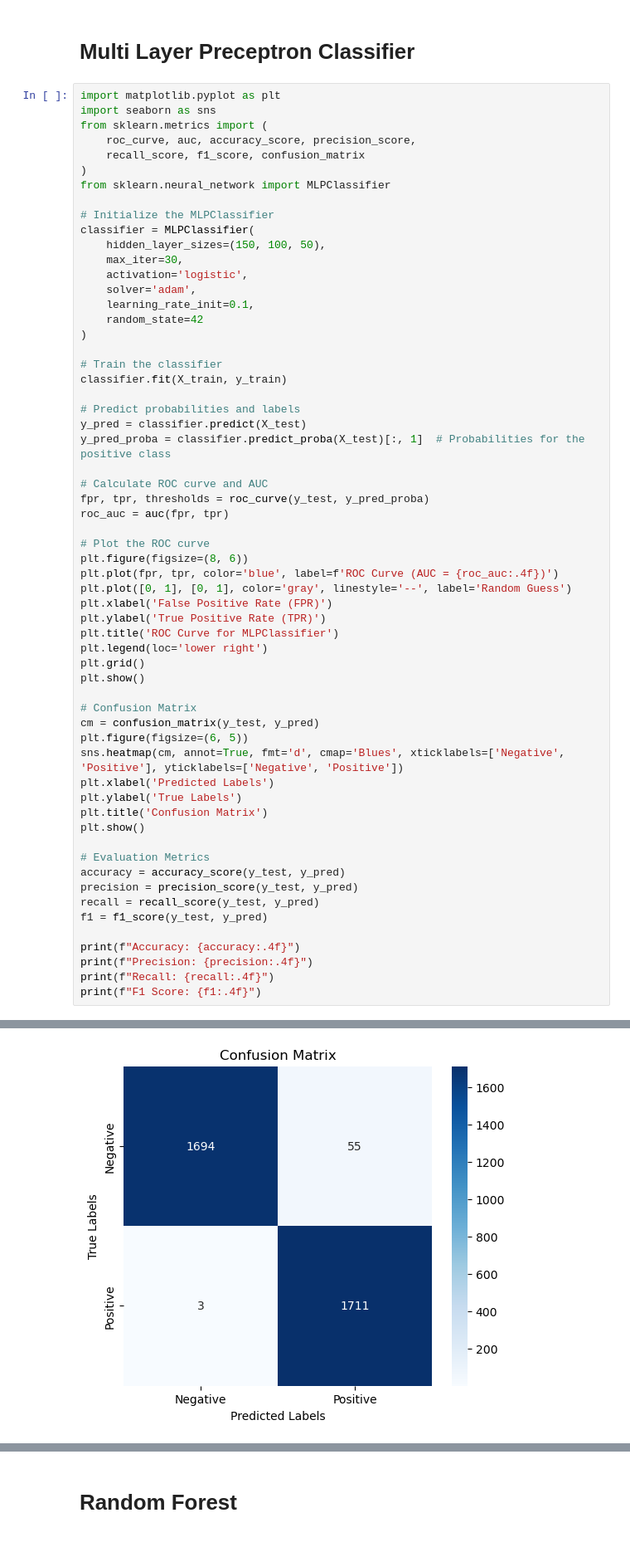
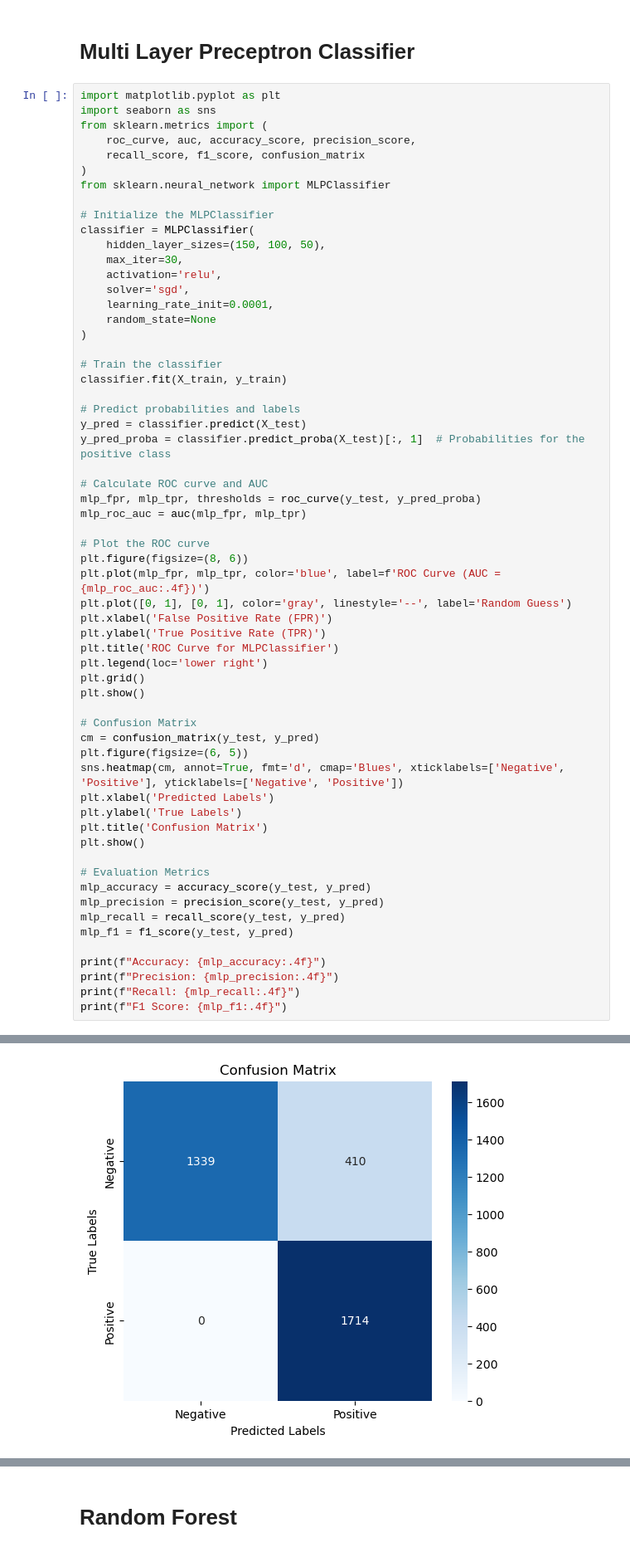
Before and after one commit to Radhika-Amar-Desai/Ethereum_Fraud_Transaction_Detection, a Jupyter notebook: DataAnalysis/StandardMLModels.ipynb, the cells around one changed output, grey strips where cells are left out. Shown: that part at 83% size. Saved outputs shown, nothing was run; the diff lists cells and outputs as text.

Commit message:
Adding comparision graphs

```diff
--- a/DataAnalysis/StandardMLModels.ipynb
+++ b/DataAnalysis/StandardMLModels.ipynb
@@ -292,10 +289,10 @@ from sklearn.neural_network import MLPClassifier
 classifier = MLPClassifier(
     hidden_layer_sizes=(150, 100, 50),
     max_iter=30,
-    activation='logistic',
-    solver='adam',
-    learning_rate_init=0.1,
-    random_state=42
+    activation='relu',
+    solver='sgd',
+    learning_rate_init=0.0001,
+    random_state=None
 )
 
 # Train the classifier
@@ -306,12 +303,12 @@ y_pred = classifier.predict(X_test)
 y_pred_proba = classifier.predict_proba(X_test)[:, 1]  # Probabilities for the positive class
 
 # Calculate ROC curve and AUC
-fpr, tpr, thresholds = roc_curve(y_test, y_pred_proba)
-roc_auc = auc(fpr, tpr)
+mlp_fpr, mlp_tpr, thresholds = roc_curve(y_test, y_pred_proba)
+mlp_roc_auc = auc(mlp_fpr, mlp_tpr)
 
 # Plot the ROC curve
 plt.figure(figsize=(8, 6))
-plt.plot(fpr, tpr, color='blue', label=f'ROC Curve (AUC = {roc_auc:.4f})')
+plt.plot(mlp_fpr, mlp_tpr, color='blue', label=f'ROC Curve (AUC = {mlp_roc_auc:.4f})')
 plt.plot([0, 1], [0, 1], color='gray', linestyle='--', label='Random Guess')
 plt.xlabel('False Positive Rate (FPR)')
 plt.ylabel('True Positive Rate (TPR)')
@@ -330,13 +327,13 @@ plt.title('Confusion Matrix')
 plt.show()
 
 # Evaluation Metrics
-accuracy = accuracy_score(y_test, y_pred)
-precision = precision_score(y_test, y_pred)
-recall = recall_score(y_test, y_pred)
-f1 = f1_score(y_test, y_pred)
+mlp_accuracy = accuracy_score(y_test, y_pred)
+mlp_precision = precision_score(y_test, y_pred)
+mlp_recall = recall_score(y_test, y_pred)
+mlp_f1 = f1_score(y_test, y_pred)
 
-print(f"Accuracy: {accuracy:.4f}")
-print(f"Precision: {precision:.4f}")
-print(f"Recall: {recall:.4f}")
-print(f"F1 Score: {f1:.4f}")
+print(f"Accuracy: {mlp_accuracy:.4f}")
+print(f"Precision: {mlp_precision:.4f}")
+print(f"Recall: {mlp_recall:.4f}")
+print(f"F1 Score: {mlp_f1:.4f}")
 # %% [output]
@@ -344 +341 @@ print(f"F1 Score: {f1:.4f}")
-[figure, old version]
+[figure, new version]
```
Also changed, not shown: parts of 21 cells of this notebook, 4 other files.
